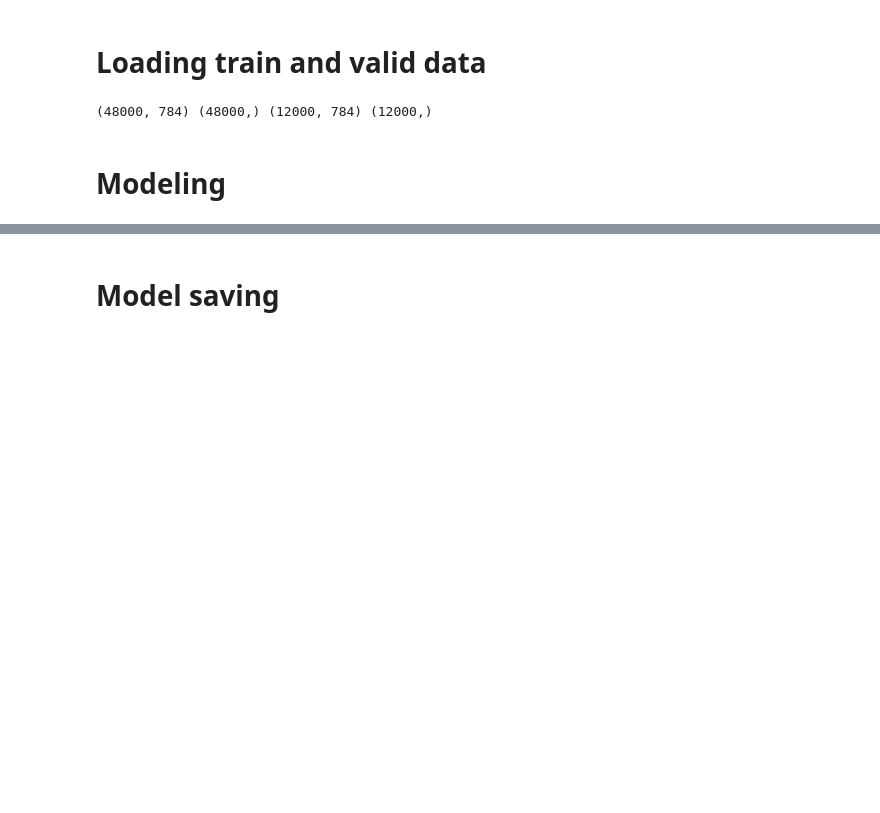
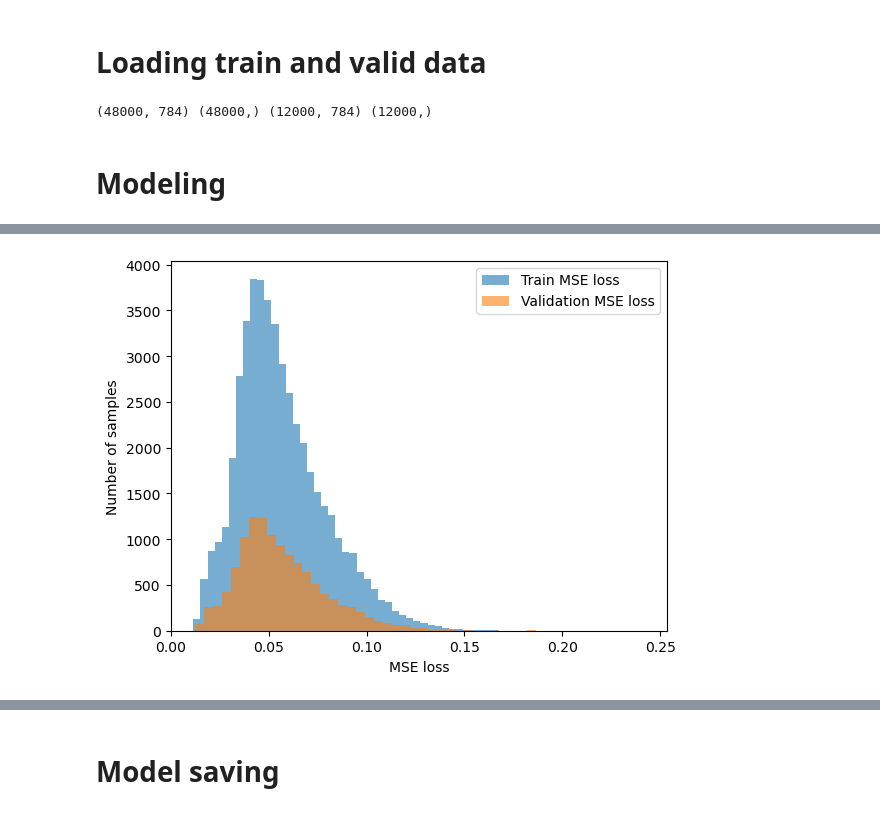
Before and after one commit to jimi-117/autoencoder, a Jupyter notebook: modeling.ipynb, the cells around one changed output, grey strips where cells are left out. Cells and saved outputs as stored; diff of their text form; code cells hidden in the pictures; blank space fills up the shorter version.

```diff
--- a/modeling.ipynb
+++ b/modeling.ipynb
@@ -173,0 +140,26 @@ Reconstruction error threshold:  0.31257436
+# %%
+import matplotlib.pyplot as plt
+
+
+# Get train MSE loss.
+X_train_pred = autoencoder.predict(X_train)
+train_mse_loss = np.mean(np.square(X_train_pred - X_train), axis=1)
+
+# Get valid MSE loss.
+valid_predictions = autoencoder.predict(X_valid)
+valid_mse_loss = np.mean(np.square(valid_predictions - X_valid), axis=1)
+
+# Get reconstruction loss threshold.
+threshold_train = np.max(train_mse_loss)
+threshold_valid = np.max(valid_mse_loss)
+print("Reconstruction error threshold (train): ", threshold_train)
+print("Reconstruction error threshold (valid): ", threshold_valid)
+
+# Plot histograms.
+plt.hist(train_mse_loss, bins=50, alpha=0.6, label='Train MSE loss')
+plt.hist(valid_mse_loss, bins=50, alpha=0.6, label='Validation MSE loss')
+plt.xlabel("MSE loss")
+plt.ylabel("Number of samples")
+plt.legend()
+plt.show()
+# %% [output]
@@ -173,0 +170 @@ Reconstruction error threshold:  0.31257436
+[figure, added]
```
Also changed, not shown: parts of 8 cells of this notebook, 12 other files.
